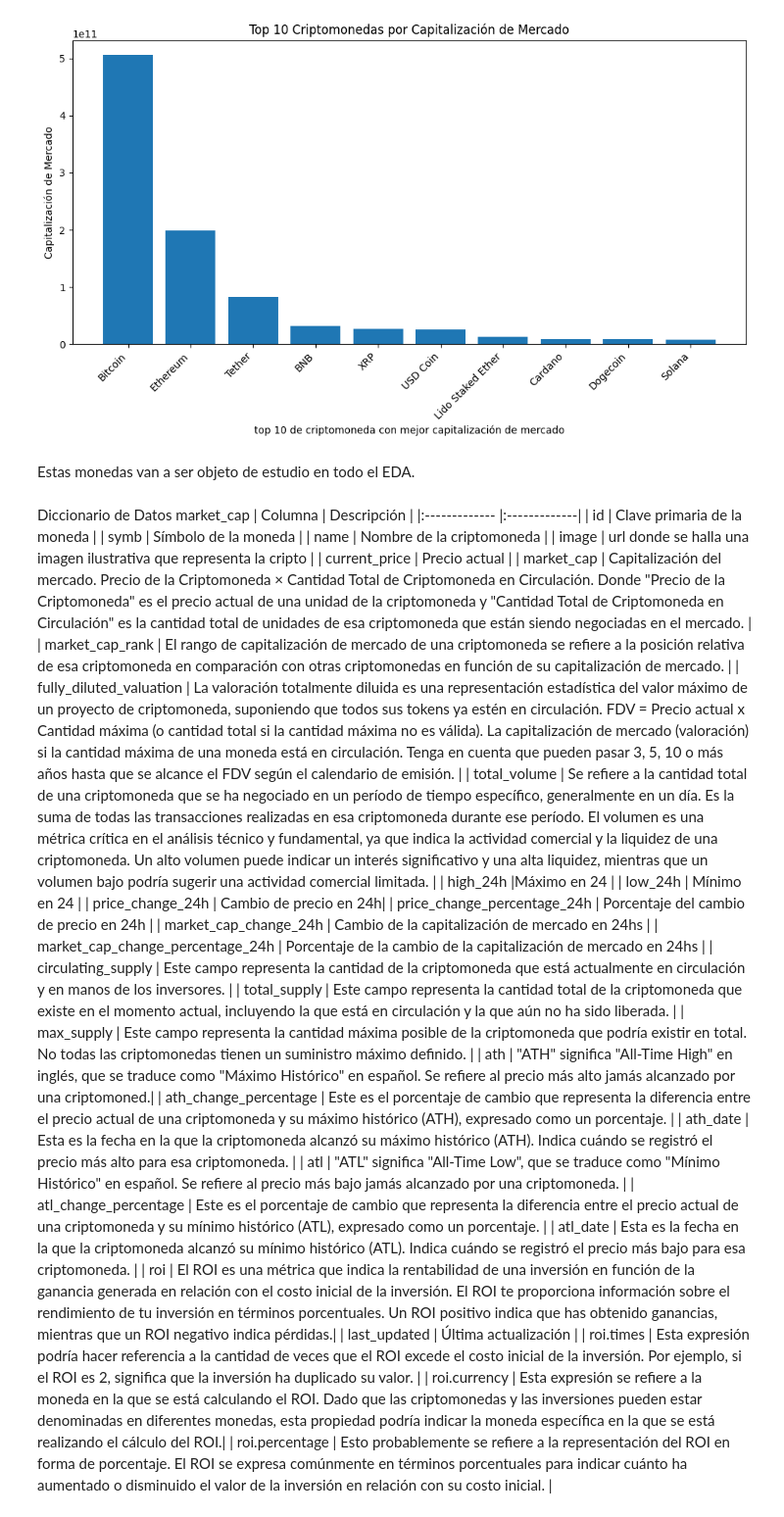
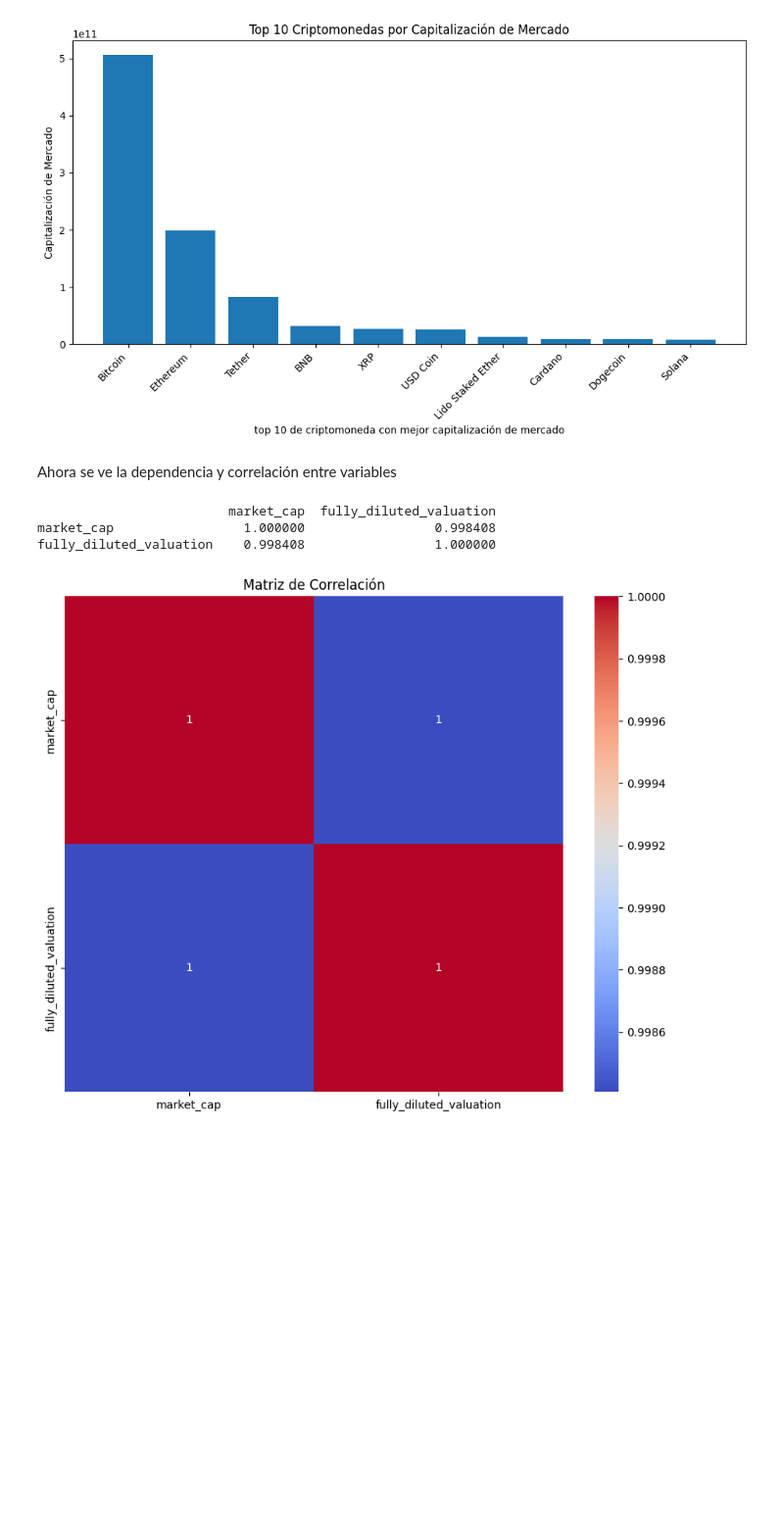
Before and after one commit to melodiromero/criptomonedas, a Jupyter notebook: eda.ipynb, the cells around one changed output. Shown: that part at 98% size. Drawn from its saved outputs; the diff is of its cells as text; code cells hidden in the pictures; blank space fills up the shorter version.

```diff
--- a/eda.ipynb
+++ b/eda.ipynb
@@ -201,39 +224,23 @@ plt.tight_layout()
 plt.show()
 # %% [output]
 [figure]
-# %% [markdown]
-Estas monedas van a ser objeto de estudio en todo el EDA.
-# %% [markdown]
-Diccionario de Datos
-market_cap
-| Columna | Descripción  |
-|:------------- |:-------------|
-| id         | Clave primaria de la moneda          |
-| symb         | Símbolo de la moneda         |
-| name         | Nombre de la criptomoneda          |
-| image         | url donde se halla una imagen ilustrativa que representa la cripto          |
-| current_price | Precio actual         |
-| market_cap         | Capitalización del mercado. Precio de la Criptomoneda × Cantidad Total de Criptomoneda en Circulación. Donde "Precio de la Criptomoneda" es el precio actual de una unidad de la criptomoneda y "Cantidad Total de Criptomoneda en Circulación" es la cantidad total de unidades de esa criptomoneda que están siendo negociadas en el mercado.          |
-| market_cap_rank         | El rango de capitalización de mercado de una criptomoneda se refiere a la posición relativa de esa criptomoneda en comparación con otras criptomonedas en función de su capitalización de mercado.         |
-| fully_diluted_valuation         |  La valoración totalmente diluida es una representación estadística del valor máximo de un proyecto de criptomoneda, suponiendo que todos sus tokens ya estén en circulación. FDV = Precio actual x Cantidad máxima (o cantidad total si la cantidad máxima no es válida). La capitalización de mercado (valoración) si la cantidad máxima de una moneda está en circulación. Tenga en cuenta que pueden pasar 3, 5, 10 o más años hasta que se alcance el FDV según el calendario de emisión.     |
-| total_volume         | Se refiere a la cantidad total de una criptomoneda que se ha negociado en un período de tiempo específico, generalmente en un día. Es la suma de todas las transacciones realizadas en esa criptomoneda durante ese período. El volumen es una métrica crítica en el análisis técnico y fundamental, ya que indica la actividad comercial y la liquidez de una criptomoneda. Un alto volumen puede indicar un interés significativo y una alta liquidez, mientras que un volumen bajo podría sugerir una actividad comercial limitada. |
-| high_24h         |Máximo en 24 |
-| low_24h         | Mínimo en 24 |
-| price_change_24h              | Cambio de precio en 24h|
-| price_change_percentage_24h         | Porcentaje del cambio de precio en 24h |
-| market_cap_change_24h         | Cambio de la capitalización de mercado en 24hs |
-| market_cap_change_percentage_24h         | Porcentaje de la cambio de la capitalización de mercado en 24hs |
-| circulating_supply     | Este campo representa la cantidad de la criptomoneda que está actualmente en circulación y en manos de los inversores. |
-| total_supply     | Este campo representa la cantidad total de la criptomoneda que existe en el momento actual, incluyendo la que está en circulación y la que aún no ha sido liberada. |
-| max_supply         | Este campo representa la cantidad máxima posible de la criptomoneda que podría existir en total. No todas las criptomonedas tienen un suministro máximo definido. |
-| ath |  "ATH" significa "All-Time High" en inglés, que se traduce como "Máximo Histórico" en español. Se refiere al precio más alto jamás alcanzado por una criptomoned.|
-| ath_change_percentage         | Este es el porcentaje de cambio que representa la diferencia entre el precio actual de una criptomoneda y su máximo histórico (ATH), expresado como un porcentaje. |
-| ath_date        | Esta es la fecha en la que la criptomoneda alcanzó su máximo histórico (ATH). Indica cuándo se registró el precio más alto para esa criptomoneda. |
-| atl      |   "ATL" significa "All-Time Low", que se traduce como "Mínimo Histórico" en español. Se refiere al precio más bajo jamás alcanzado por una criptomoneda. |
-| atl_change_percentage       | Este es el porcentaje de cambio que representa la diferencia entre el precio actual de una criptomoneda y su mínimo histórico (ATL), expresado como un porcentaje.  |
-| atl_date      |  Esta es la fecha en la que la criptomoneda alcanzó su mínimo histórico (ATL). Indica cuándo se registró el precio más bajo para esa criptomoneda. |
-| roi     |  El ROI es una métrica que indica la rentabilidad de una inversión en función de la ganancia generada en relación con el costo inicial de la inversión. El ROI te proporciona información sobre el rendimiento de tu inversión en términos porcentuales. Un ROI positivo indica que has obtenido ganancias, mientras que un ROI negativo indica pérdidas.|
-| last_updated     |  Última actualización |
-| roi.times     | Esta expresión podría hacer referencia a la cantidad de veces que el ROI excede el costo inicial de la inversión. Por ejemplo, si el ROI es 2, significa que la inversión ha duplicado su valor.  |
-| roi.currency     |   Esta expresión se refiere a la moneda en la que se está calculando el ROI. Dado que las criptomonedas y las inversiones pueden estar denominadas en diferentes monedas, esta propiedad podría indicar la moneda específica en la que se está realizando el cálculo del ROI.|
-| roi.percentage     |  Esto probablemente se refiere a la representación del ROI en forma de porcentaje. El ROI se expresa comúnmente en términos porcentuales para indicar cuánto ha aumentado o disminuido el valor de la inversión en relación con su costo inicial.  |
+# %% [markdown]
+Ahora se ve la dependencia y correlación entre variables
+# %%
+variables = df[['market_cap', 'fully_diluted_valuation']]
+
+# Matriz de correlación
+correlation_matrix = variables.corr()
+
+print(correlation_matrix)
+# %% [output]
+                         market_cap  fully_diluted_valuation
+market_cap                 1.000000                 0.998408
+fully_diluted_valuation    0.998408                 1.000000
+# %%
+plt.figure(figsize=(10, 8))
+sns.heatmap(correlation_matrix, annot=True, cmap='coolwarm')
+plt.title('Matriz de Correlación')
+plt.show()
+# %% [output]
+[figure, added]
```
Also changed, not shown: parts of 8 cells of this notebook, 2 other files.
